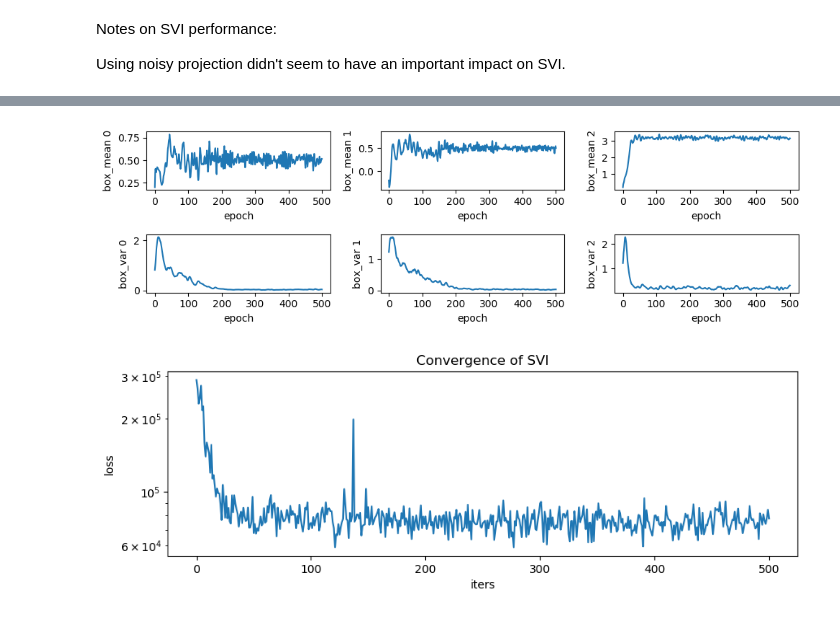
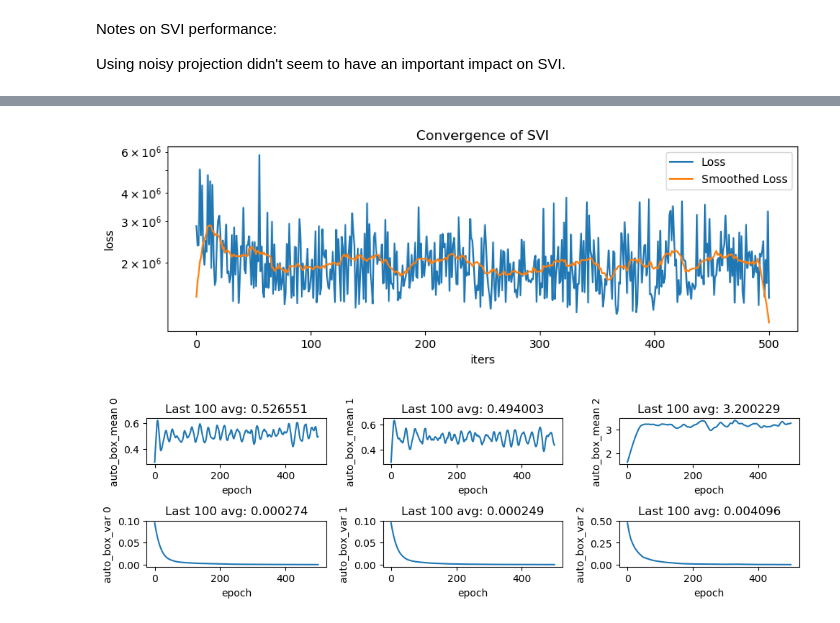
Before and after one commit to gizatt/scene_generation, a Jupyter notebook: 20181213 Differentiable Feasibility Projection Sandbox.ipynb, the cells around one changed output, grey strips where cells are left out. Cells and saved outputs as stored; diff of their text form; code cells hidden in the pictures.

```diff
--- a/20181213 Differentiable Feasibility Projection Sandbox.ipynb
+++ b/20181213 Differentiable Feasibility Projection Sandbox.ipynb
@@ -529,26 +548,33 @@ print "Done"
 Done
 # %%
+start_epoch = 0
 plt.figure(figsize=(10,3), dpi=100).set_facecolor('white')
-keys = ["box_mean", "box_var"]
+plt.plot(losses[start_epoch:], label="Loss")
+plt.xlabel('iters')
+plt.ylabel('loss')
+plt.yscale('log')
+plt.title('Convergence of SVI');
+def smooth(y, box_pts):
+    box = np.ones(box_pts)/box_pts
+    y_smooth = np.convolve(y, box, mode='same')
+    return y_smooth
+plt.plot(smooth(losses, 20)[start_epoch:], label="Smoothed Loss")
+plt.legend()
+
+plt.figure(figsize=(10,3), dpi=100).set_facecolor('white')
+keys = ["auto_box_mean", "auto_box_var"]
+fit_vals = {}
 n_plots = len(keys)
 for i, key in enumerate(keys):
     data_across_epochs = np.vstack(snapshots[key])
     for k in range(3):
         plt.subplot(n_plots, 3, i*3+k+1)
-        start_epoch = 0
         plt.plot(np.arange(start_epoch, data_across_epochs.shape[0]), data_across_epochs[start_epoch:, k])
         plt.xlabel('epoch')
         plt.ylabel(key + " %d" % k)
+        plt.title("Last 100 avg: %f" % data_across_epochs[-100:, k].mean())
+    fit_vals[key] = data_across_epochs[-100:].mean(axis=0)
 plt.tight_layout()
 # %% [output]
-[figure, old version]
+[figure, new version]
+[figure, added]
-# %%
-plt.figure(figsize=(10,3), dpi=100).set_facecolor('white')
-plt.plot(losses)
-plt.xlabel('iters')
-plt.ylabel('loss')
-plt.yscale('log')
-plt.title('Convergence of SVI');
-#print global_guide.median()
-# %% [output]
-[figure, removed]
```
Also changed, not shown: parts of 9 cells of this notebook.
